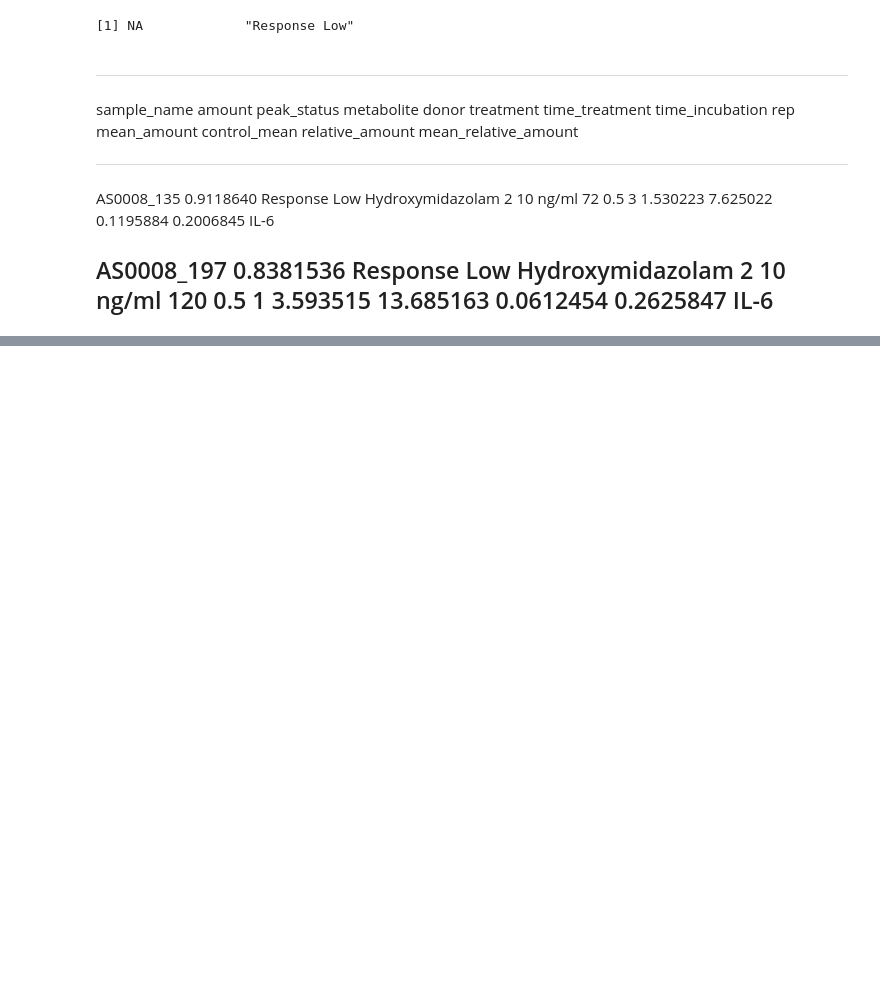
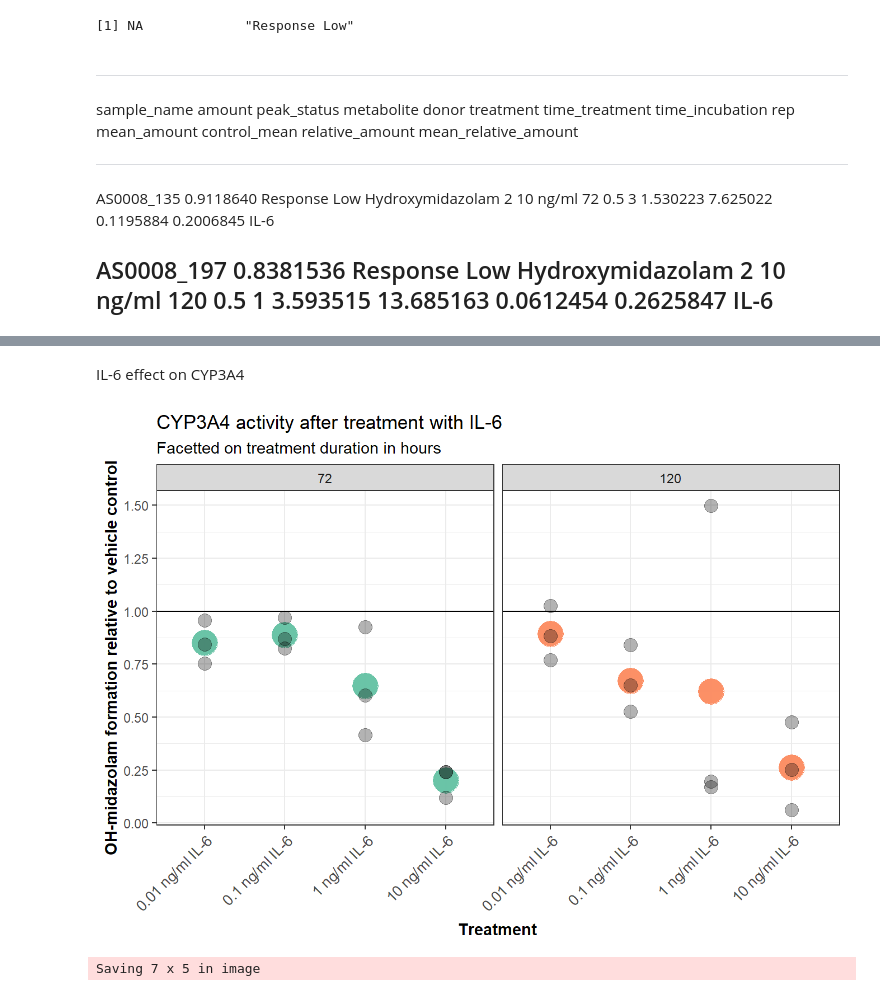
Before and after one commit to andreasludvig/manuscript, a Jupyter notebook: notebooks/LCMS/LCMS.out.ipynb, the cells around one changed output, grey strips where cells are left out. Saved outputs shown, nothing was run; the diff lists cells and outputs as text; code cells hidden in the pictures; blank space fills up the shorter version.

```diff
--- a/notebooks/LCMS/LCMS.out.ipynb
+++ b/notebooks/LCMS/LCMS.out.ipynb
@@ -35,0 +40,67 @@ unique(donor_3_data$peak_status)
+# %%
+# Create groups/look up tables for subsetting data
+group_IL6 <- c(#"control",
+               #"medium",
+               "0.01 ng/ml IL-6",
+               "0.1 ng/ml IL-6",
+               "1 ng/ml IL-6",
+               "10 ng/ml IL-6"
+               )
+
+group_IL1B <- c(#"control",
+                #"medium",
+                "0.01 ng/ml IL-1B",
+                "0.1 ng/ml IL-1B",
+                "1 ng/ml IL-1B",
+                "10 ng/ml IL-1B"
+                )
+# %% [markdown]
+IL-6 effect on CYP3A4
+# %%
+plot_data <-
+  donor_3_data[time_incubation == 0.5
+               & treatment %in% group_IL6
+               ]
+
+
+act_3A4_IL_6_AS0013 <-
+  ggplot(data = plot_data) +
+  geom_point(aes(x = treatment,
+                 y = mean_relative_amount,
+                 color = factor(time_treatment)
+                 ),
+             size = 8,
+             alpha = 0.7,
+             ) +
+  scale_color_brewer(palette = "Set2") +
+  geom_point(aes(x = treatment,
+                 y = relative_amount
+                 ),
+             size = 4,
+             alpha = 0.3
+             ) +
+  geom_hline(yintercept = 1) +
+  scale_y_continuous(
+    name = "OH-midazolam formation relative to vehicle control",
+    breaks = seq(from = 0, to = 1.5, by= 0.25)
+    ) +
+  facet_wrap(
+    facets = vars(factor(time_treatment))
+    ) +
+  theme_bw() +
+  xlab("Treatment") +
+  ggtitle("CYP3A4 activity after treatment with IL-6",
+          subtitle = "Facetted on treatment duration in hours"
+          ) +
+  ylab("Metabolite formation relative to vehicle control") +
+  theme(axis.text.x = element_text(size = 10, angle = 45, hjust = 1),
+        axis.title.x = element_text(hjust = 0.5, vjust = 0, face = "bold"),
+        axis.title.y = element_text(face = "bold"),
+        legend.position = "none"
+        )
+
+
+act_3A4_IL_6_AS0013
+# %% [output]
+[figure, added]
+Saving 7 x 5 in image
```
Also changed, not shown: parts of 2 cells of this notebook, 14 other files.
